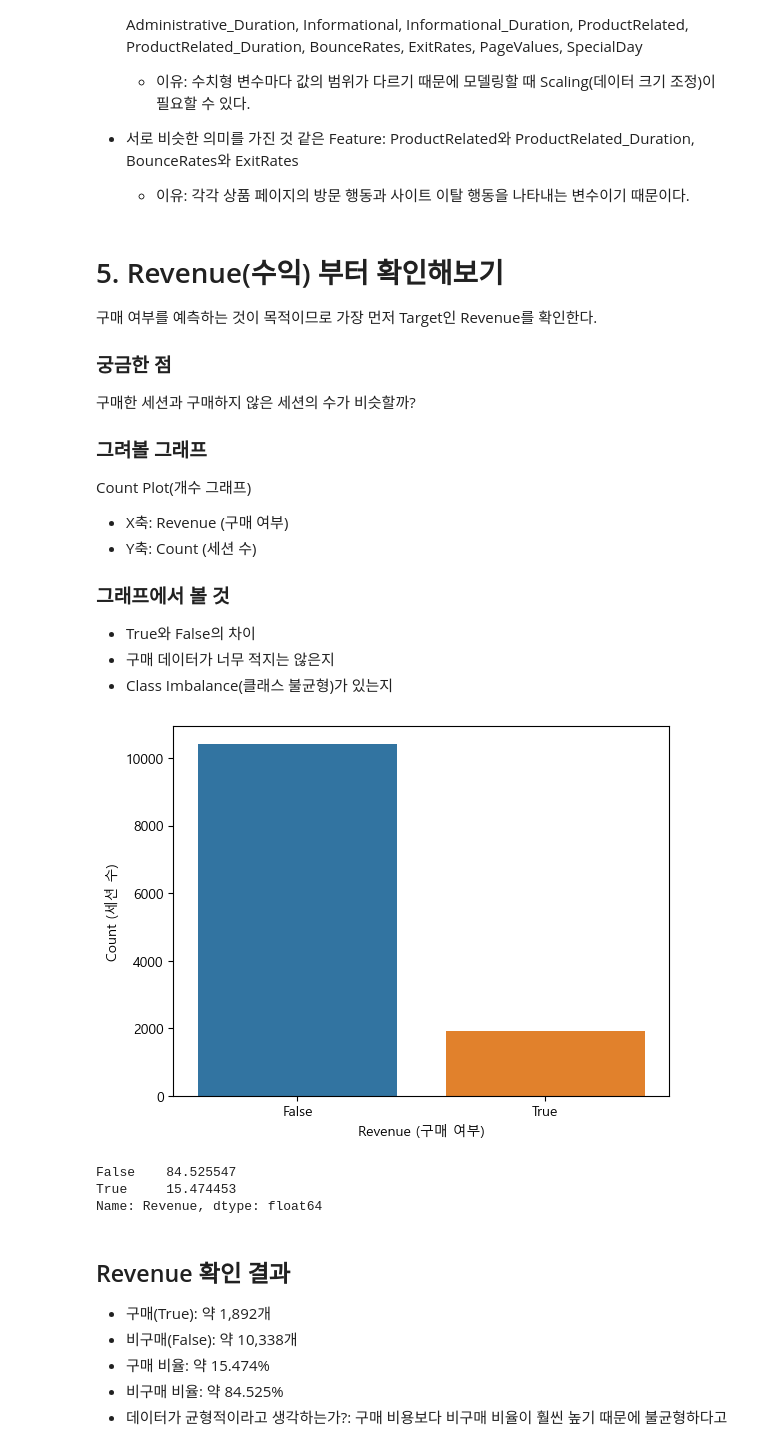
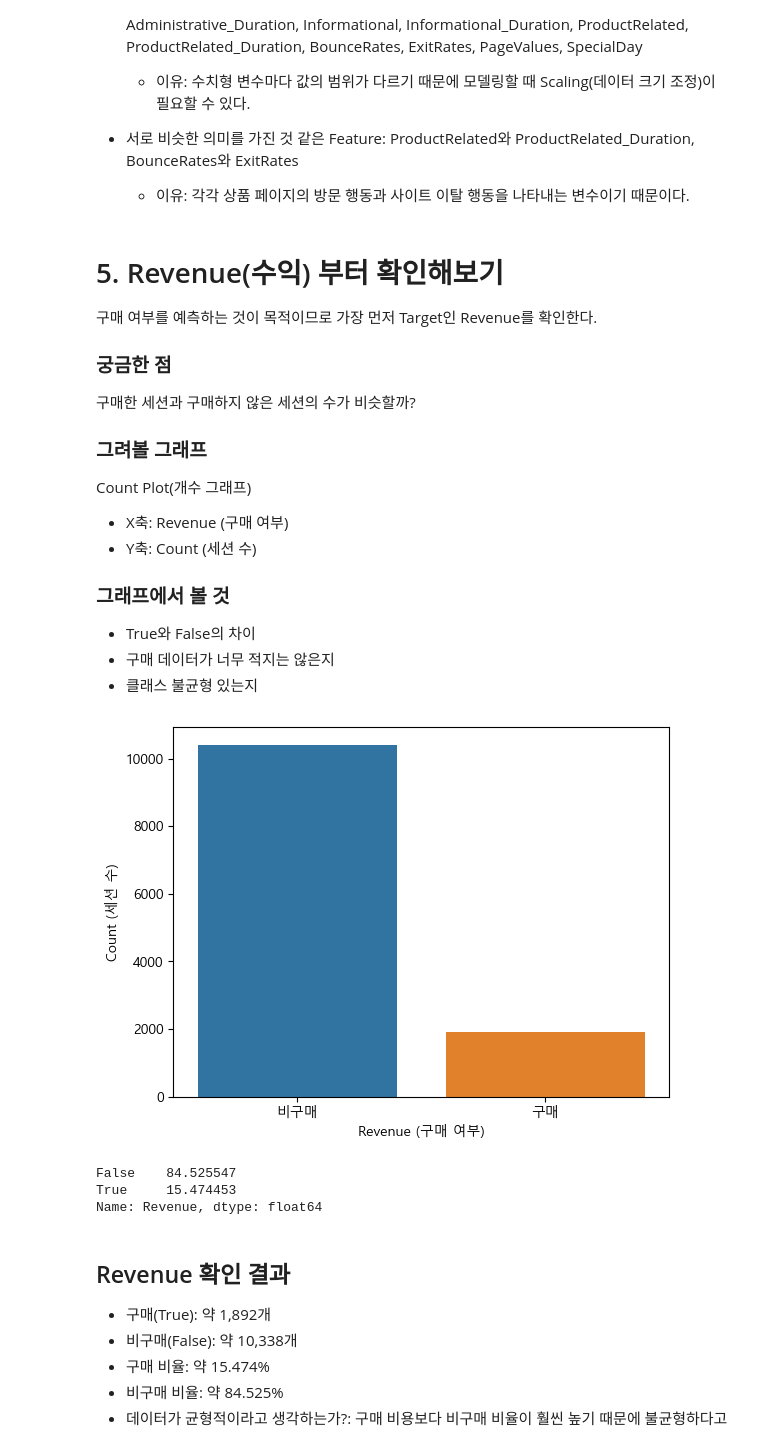
Before and after one commit to Kim-Ki-yeol/AI-Modeling, a Jupyter notebook: 프로젝트/온라인_쇼핑몰_미니프로젝트.ipynb, the cells around one changed output. Drawn from its saved outputs; the diff is of its cells as text; code cells hidden in the pictures.

```diff
--- a/프로젝트/온라인_쇼핑몰_미니프로젝트.ipynb
+++ b/프로젝트/온라인_쇼핑몰_미니프로젝트.ipynb
@@ -260,17 +243,24 @@ Count Plot(개수 그래프)
 ### 그래프에서 볼 것
 - True와 False의 차이
 - 구매 데이터가 너무 적지는 않은지
-- Class Imbalance(클래스 불균형)가 있는지
+- 클래스 불균형 있는지
 # %%
+# Revenue 구매 여부별 세션 수 그래프
 sns.countplot(data=df, x='Revenue')
+
 plt.xlabel('Revenue (구매 여부)')
 plt.ylabel('Count (세션 수)')
+plt.xticks([0, 1], ['비구매', '구매'])
+
 plt.show()
 
+# 구매 여부별 세션 수
 df['Revenue'].value_counts()
+
+# 구매 여부별 비율(%)
 df['Revenue'].value_counts(normalize=True) * 100
 # %% [output]
-[figure, old version]
+[figure, new version]
 False    84.525547
 True     15.474453
 Name: Revenue, dtype: float64
```
Also changed, not shown: parts of 42 cells of this notebook, 1 other file.
